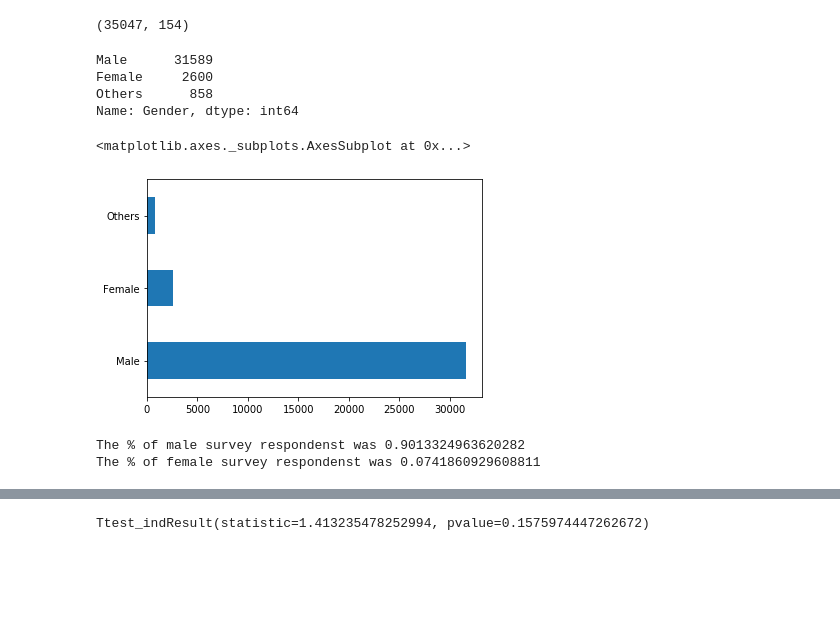
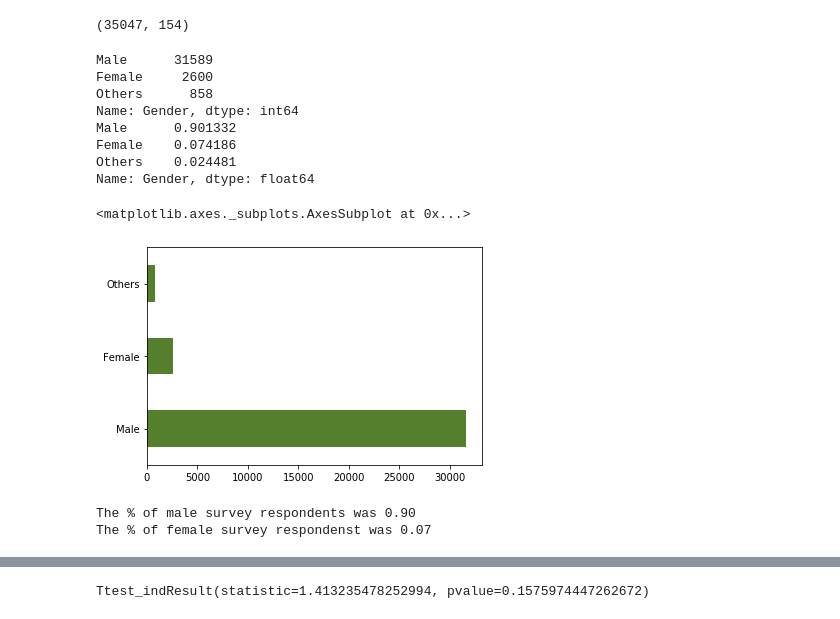
Before and after one commit to marcelajanowska/Stack_Overflow_Survey_Results_Analysis, a Jupyter notebook: Stack Overflow Survey Results Analysis.ipynb, the cells around one changed output, grey strips where cells are left out. Drawn from its saved outputs; the diff is of its cells as text; code cells hidden in the pictures; blank space fills up the shorter version.

```diff
--- a/Stack Overflow Survey Results Analysis.ipynb
+++ b/Stack Overflow Survey Results Analysis.ipynb
@@ -33,18 +33,23 @@ df['Gender'] = np.where(df.Gender == 'Male', 'Male', np.where(df.Gender == 'Fema
 # %%
 # Simple distribution of Gender Category
 print(df['Gender'].value_counts())
+print(df['Gender'].value_counts()/df.shape[0])
 
-(df['Gender'].value_counts()).plot(kind = 'barh')
+(df['Gender'].value_counts()).plot(kind = 'barh', color='#557f2d')
 # %% [output]
 Male      31589
 Female     2600
 Others      858
 Name: Gender, dtype: int64
+Male      0.901332
+Female    0.074186
+Others    0.024481
+Name: Gender, dtype: float64
 <matplotlib.axes._subplots.AxesSubplot at 0x...>
-[figure, old version]
+[figure, new version]
 # %%
-print("The % of male survey respondenst was {}".format(sum(df.Gender == 'Male')/df.shape[0]))
-print("The % of female survey respondenst was {}".format(sum(df.Gender == 'Female')/df.shape[0]))
+print("The % of male survey respondents was {:.2f}".format(sum(df.Gender == 'Male')/df.shape[0]))
+print("The % of female survey respondenst was {:.2f}".format(sum(df.Gender == 'Female')/df.shape[0]))
 # %% [output]
-The % of male survey respondenst was 0.9013324963620282
-The % of female survey respondenst was 0.0741860929608811
+The % of male survey respondents was 0.90
+The % of female survey respondenst was 0.07
```
Also changed, not shown: parts of 5 cells of this notebook.
